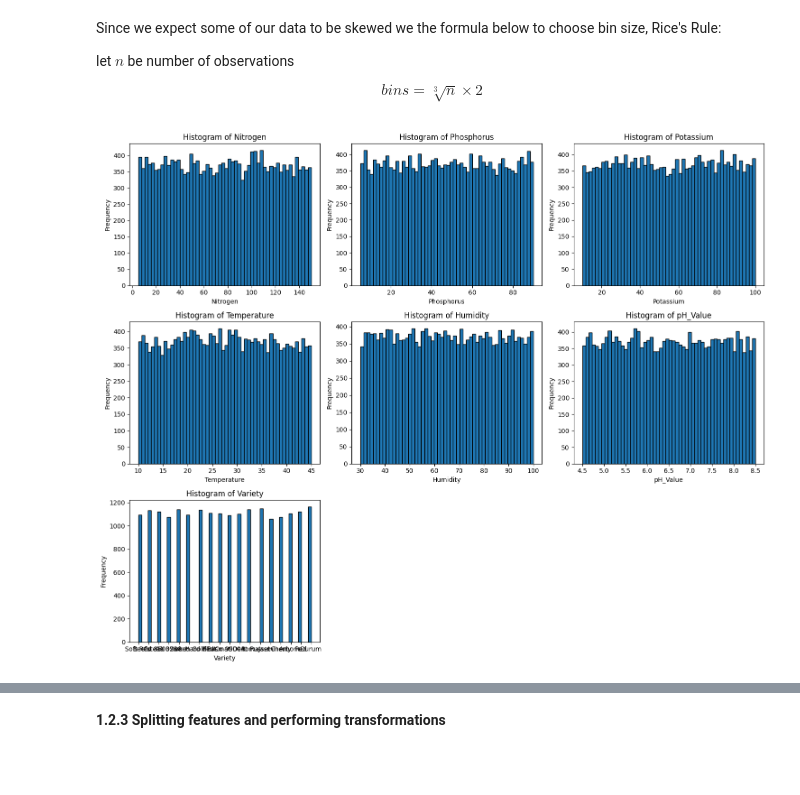
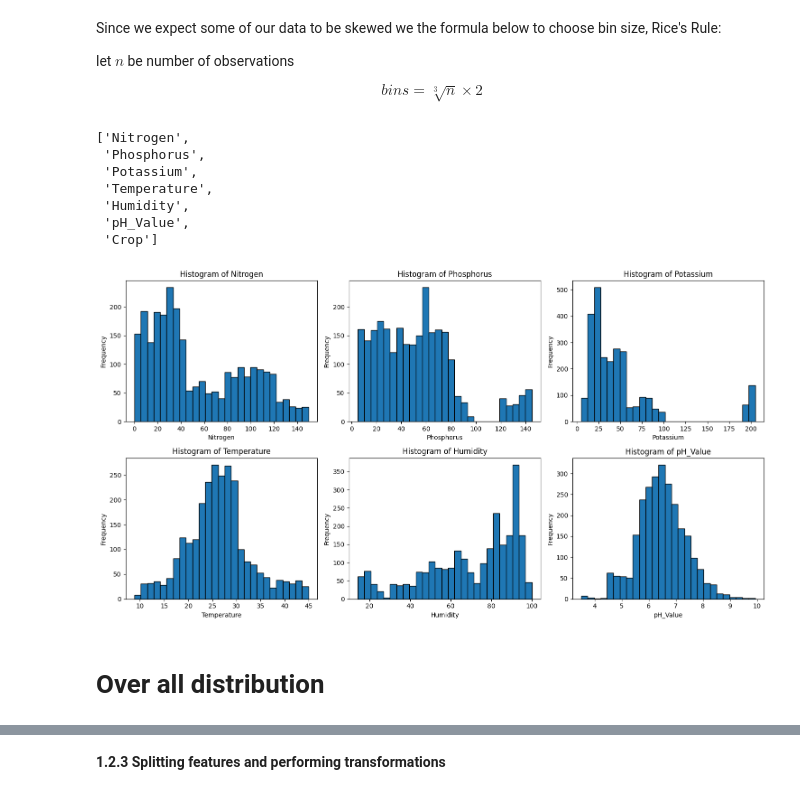
Before and after one commit to tiprock-network/plant-inference-api, a Jupyter notebook: EDA_model_selection.ipynb, the cells around one changed output, grey strips where cells are left out. Cells and saved outputs as stored; diff of their text form; code cells hidden in the pictures; blank space fills up the shorter version.

```diff
--- a/EDA_model_selection.ipynb
+++ b/EDA_model_selection.ipynb
@@ -155,0 +218,3 @@ sensor_df.groupby("Crop").count()
+# %%
+sensor_df = balanced_df
+sensor_df.head()
@@ -331,7 +404,7 @@ In this section we focus on preparing the data for analysis and modeling, improv
 # %% [markdown]
 **1.2.0 Changing the labels in target**
 # %%
-crop_categories = sensor_df_filtered["Crop"].unique().tolist()
+crop_categories = sensor_df["Crop"].str.lower().unique().tolist()
 crop_categories_map = {}
 
 for i in range(len(crop_categories)):
@@ -343,5 +436,5 @@ print(crop_categories_map)
 # %%
 #using custom map create above
-sensor_df_filtered["Crop"] = sensor_df_filtered["Crop"].map(crop_categories_map)
+sensor_df["Crop"] = sensor_df["Crop"].map(crop_categories_map)
 # %%
 #check
@@ -376,8 +468,21 @@ Since we expect some of our data to be skewed we the formula below to choose bin
 let $n$ be number of observations
 
 $$bins = \sqrt[3]{n} \times 2$$
+# %%
+feature_cols = list(sensor_df.columns)
+feature_cols
+# %% [output]
+['Nitrogen',
+ 'Phosphorus',
+ 'Potassium',
+ 'Temperature',
+ 'Humidity',
+ 'pH_Value',
+ 'Crop']
 # %%
-x_features = feature_cols[0:len(feature_cols)-1]
+x_features = [x for x in feature_cols if x != "Crop"]
 plot_histograms(features=x_features, df=sensor_df)
 # %% [output]
-[figure, old version]
+[figure, new version]
+# %% [markdown]
+# Over all distribution
```
Also changed, not shown: parts of 47 cells of this notebook, 9 other files.
